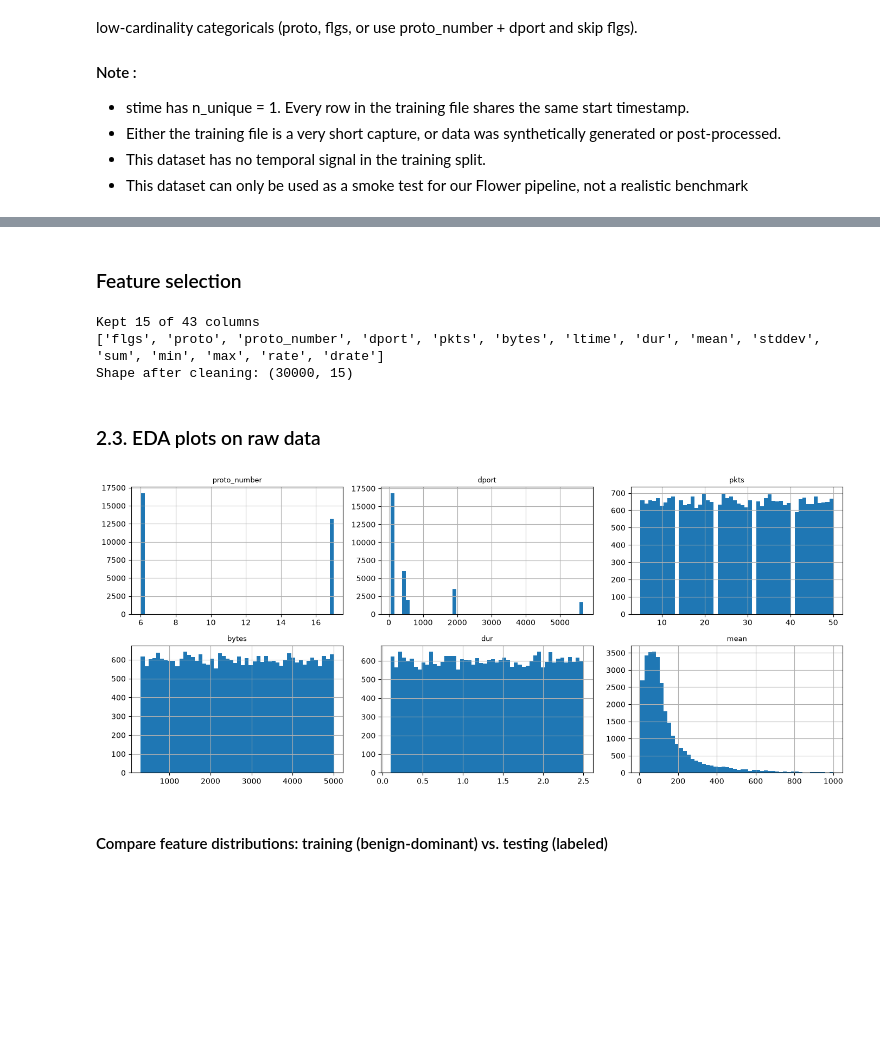
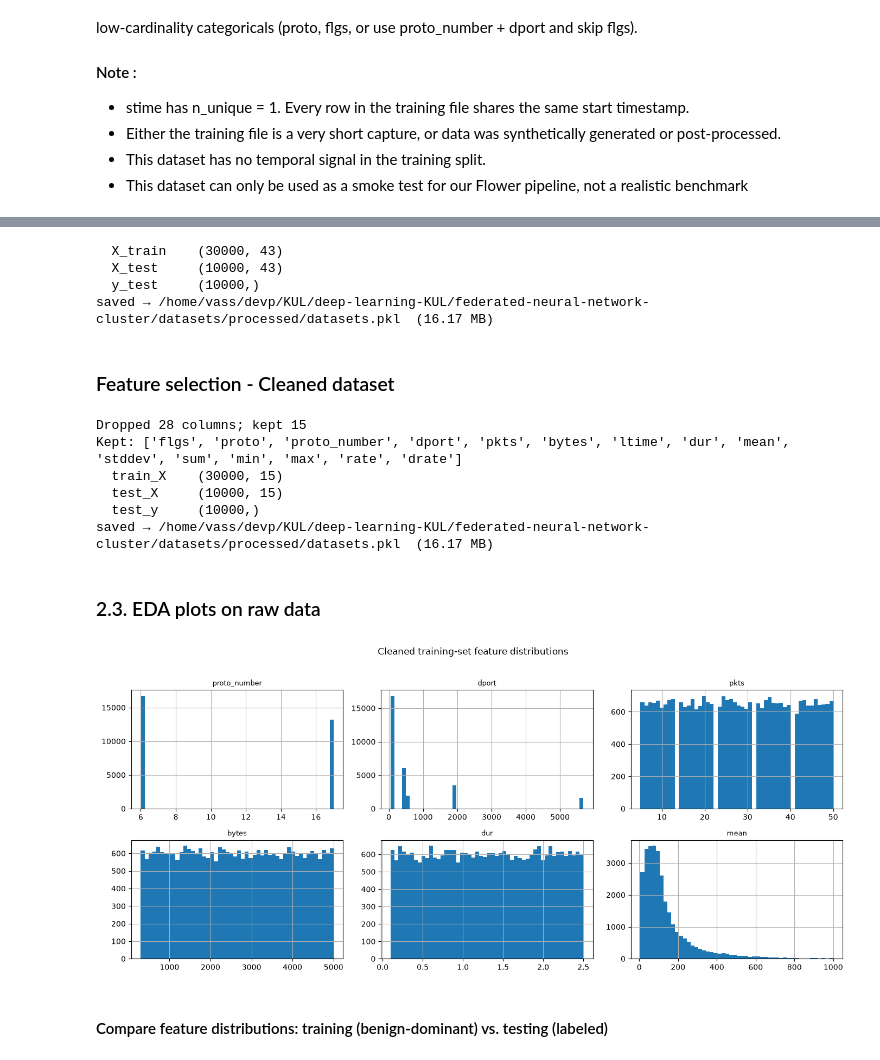
Before and after one commit to Muten-Roshi-Sama/federated-neural-network-cluster, a Jupyter notebook: notebooks/01-mendeley.ipynb, the cells around one changed output, grey strips where cells are left out. Saved outputs shown, nothing was run; the diff lists cells and outputs as text; code cells hidden in the pictures; blank space fills up the shorter version.

```diff
--- a/notebooks/01-mendeley.ipynb
+++ b/notebooks/01-mendeley.ipynb
@@ -99,14 +141,6 @@ PC test: (9883, 46), label column = 'attack'
 attack
 0    9883
 Name: count, dtype: int64
-# %%
-# Save into datasets
-datasets["raw"] = {
-    "X_train": iot_train.copy(),                    # unlabeled
-    "X_test":  iot_test.drop(columns=["attack"]).copy(),
-    "y_test":  iot_test["attack"].copy(),
-    "description": "Raw: unlabeled training file + labeled test file",
-}
 # %% [markdown]
 #### Feature overview and missing values
 # %%
@@ -214,5 +250,29 @@ This symmetry is not accidental — it is a strong sign the dataset was syntheti
+# %%
+LABEL_COLS = ["attack", "category", "subcategory"]
+
+datasets["raw"] = {
+    "X_train": iot_train.copy(),
+    "X_test":  iot_test.drop(columns=LABEL_COLS).copy(),
+    "y_test":  iot_test["attack"].copy(),
+    "description": "Raw: unlabeled train; test with target+taxonomy dropped",
+}
+
+# Compare train and test column names and their order
+assert list(datasets["raw"]["X_train"].columns) == list(datasets["raw"]["X_test"].columns), \
+    "raw train/test columns must match"
+
+for k, v in datasets["raw"].items():
+    if hasattr(v, "shape"):
+        print(f"  {k:10s} {v.shape}")
+
+save_datasets()
+# %% [output]
+  X_train    (30000, 43)
+  X_test     (10000, 43)
+  y_test     (10000,)
+saved → /home/vass/devp/KUL/deep-learning-KUL/federated-neural-network-cluster/datasets/processed/datasets.pkl  (16.17 MB)
 # %% [markdown]
-### Feature selection
+### Feature selection - Cleaned dataset
 # %%
 CONSTANT_COLS = [c for c in iot_train.columns if iot_train[c].nunique() <= 1]
 ID_COLS       = ["pkSeqID", "seq"]
@@ -220,38 +280,47 @@ HIGH_CARD     = ["saddr", "daddr", "sport"]
 REDUNDANT     = ["sbytes", "dbytes", "spkts", "dpkts", "srate"]
 DROP          = CONSTANT_COLS + ID_COLS + HIGH_CARD + REDUNDANT
 
-clean = iot_train.drop(columns=[c for c in DROP if c in iot_train.columns])
-print(f"Kept {clean.shape[1]} of {iot_train.shape[1]} columns")
-print(clean.columns.tolist())
-print(f"Shape after cleaning: {clean.shape}")
+datasets["cleaned"] = {
+    "train_X": datasets["raw"]["X_train"].drop(columns=DROP, errors="ignore").copy(),
+    "test_X":  datasets["raw"]["X_test"].drop(columns=DROP, errors="ignore").copy(),
+    "test_y":  datasets["raw"]["y_test"].copy(),
+    "description": "Cleaned: constants/IDs/high-card/redundant dropped",
+}
 
-# Dataset holding structure
-DROP = CONSTANT_COLS + ID_COLS + HIGH_CARD + REDUNDANT   # your list
+assert list(datasets["cleaned"]["train_X"].columns) == list(datasets["cleaned"]["test_X"].columns), \
+    "cleaned train/test columns must match"
 
-datasets["cleaned"] = {
-    "train_X": datasets["raw"]["X_train"].drop(columns=DROP).copy(),
-    "test_X":  datasets["raw"]["X_test"].drop(columns=DROP).copy(),
-    "test_y":  datasets["raw"]["y_test"].copy(),
-    "description": "Cleaned: constants/IDs/high-card/redundant dropped"
-}
+print(f"Dropped {len(DROP)} columns; kept {datasets['cleaned']['train_X'].shape[1]}")
+print(f"Kept: {datasets['cleaned']['train_X'].columns.tolist()}")
+for k, v in datasets["cleaned"].items():
+    if hasattr(v, "shape"):
+        print(f"  {k:10s} {v.shape}")
+
+save_datasets()
 # %% [output]
-Kept 15 of 43 columns
-['flgs', 'proto', 'proto_number', 'dport', 'pkts', 'bytes', 'ltime', 'dur', 'mean', 'stddev', 'sum', 'min', 'max', 'rate', 'drate']
-Shape after cleaning: (30000, 15)
+Dropped 28 columns; kept 15
+Kept: ['flgs', 'proto', 'proto_number', 'dport', 'pkts', 'bytes', 'ltime', 'dur', 'mean', 'stddev', 'sum', 'min', 'max', 'rate', 'drate']
+  train_X    (30000, 15)
+  test_X     (10000, 15)
+  test_y     (10000,)
+saved → /home/vass/devp/KUL/deep-learning-KUL/federated-neural-network-cluster/datasets/processed/datasets.pkl  (16.17 MB)
 # %% [markdown]
 ### 2.3. EDA plots on raw data
 # %%
-num_cols = clean.select_dtypes("number").columns.tolist()
+# ----- Distribution histograms -------
+train_X = datasets["cleaned"]["train_X"]
+num_cols = train_X.select_dtypes("number").columns.tolist()
 to_plot = num_cols[:6]
 
 fig, axes = plt.subplots(2, 3, figsize=(14, 6))
 for ax, col in zip(axes.ravel(), to_plot):
-    iot_train[col].hist(ax=ax, bins=50)
+    train_X[col].hist(ax=ax, bins=50)
     ax.set_title(col, fontsize=9)
+plt.suptitle("Cleaned training-set feature distributions", y=1.02)
 plt.tight_layout()
 plt.show()
 # %% [output]
-[figure, old version]
+[figure, new version]
 # %% [markdown]
 #### Compare feature distributions: training (benign-dominant) vs. testing (labeled)
 # %%
```
Also changed, not shown: parts of 19 cells of this notebook.
